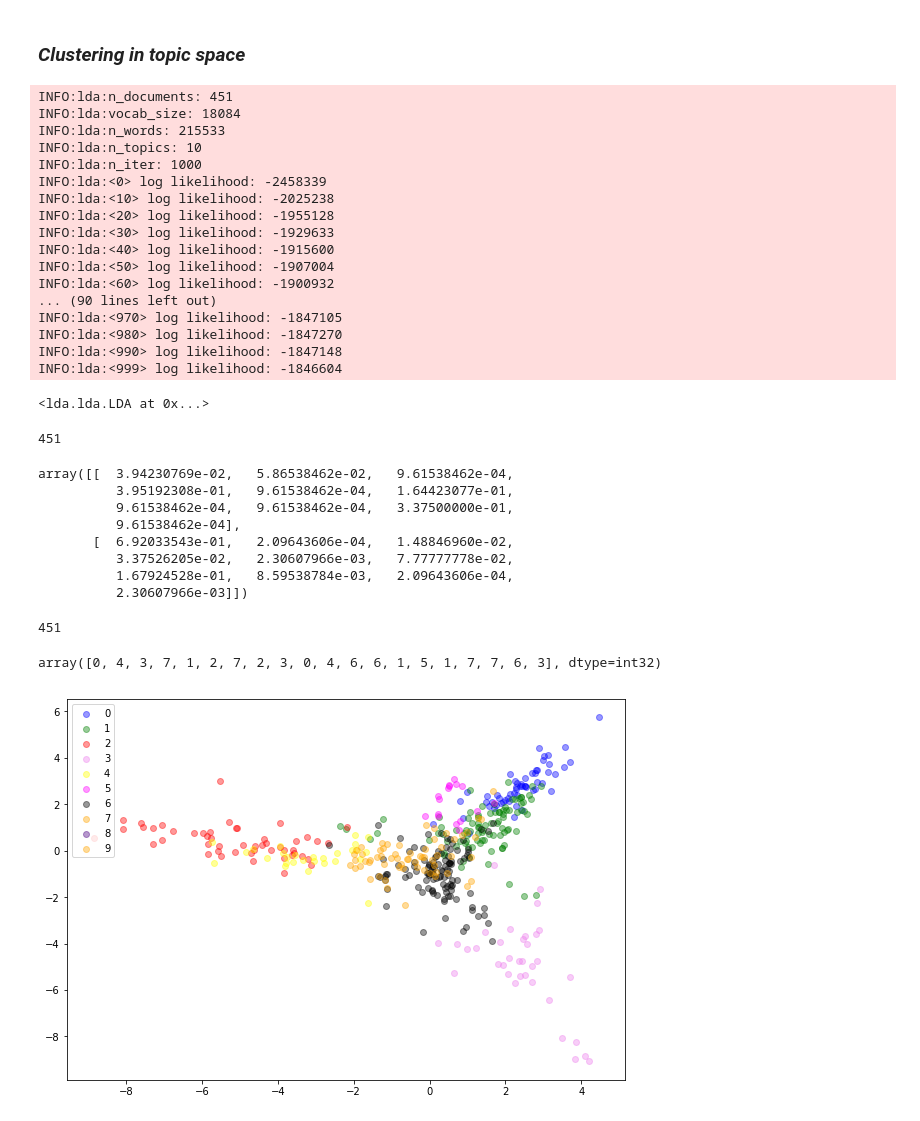
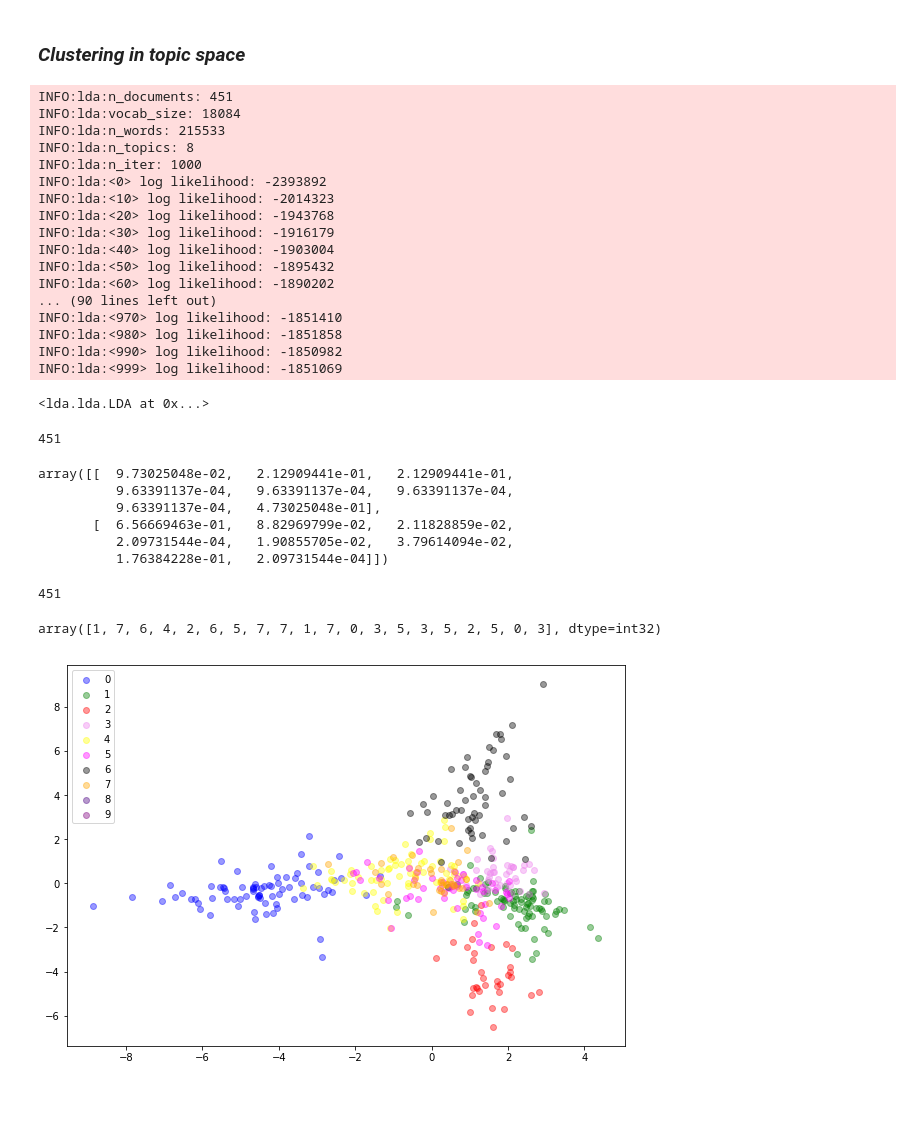
Before and after one commit to pcda17/pcda17.github.io, a Jupyter notebook: Week-11.1_Clustering.ipynb, the cells around one changed output. Saved outputs shown, nothing was run; the diff lists cells and outputs as text; code cells hidden in the pictures.

```diff
--- a/Week-11.1_Clustering.ipynb
+++ b/Week-11.1_Clustering.ipynb
@@ -39,7 +39,7 @@ random.choice(document_list) # Viewing a single document chosen at random
 from nltk.corpus import stopwords
 import string
 
-stop_words = stopwords.words('english') + ["'s", "'re", '”', '“', '’', '—'] + list(string.punctuation)
+stop_words = stopwords.words('english') + ["'s", "'re", '”', '“', '‘', '’', '—'] + list(string.punctuation)
 
 stop_words[:10]     ## Viewing first 10 stop words
 # %% [output]
@@ -258,27 +258,27 @@ plt.show()
 # %%
 import lda
 
-model = lda.LDA(n_topics=10, n_iter=1000, random_state=1)
+model = lda.LDA(n_topics=8, n_iter=1000, random_state=1)
 
 model.fit(X)
 # %% [output]
 INFO:lda:n_documents: 451
 INFO:lda:vocab_size: 18084
 INFO:lda:n_words: 215533
-INFO:lda:n_topics: 10
+INFO:lda:n_topics: 8
 INFO:lda:n_iter: 1000
-INFO:lda:<0> log likelihood: -2458339
-INFO:lda:<10> log likelihood: -2025238
-INFO:lda:<20> log likelihood: -1955128
-INFO:lda:<30> log likelihood: -1929633
-INFO:lda:<40> log likelihood: -1915600
-INFO:lda:<50> log likelihood: -1907004
-INFO:lda:<60> log likelihood: -1900932
+INFO:lda:<0> log likelihood: -2393892
+INFO:lda:<10> log likelihood: -2014323
+INFO:lda:<20> log likelihood: -1943768
+INFO:lda:<30> log likelihood: -1916179
+INFO:lda:<40> log likelihood: -1903004
+INFO:lda:<50> log likelihood: -1895432
+INFO:lda:<60> log likelihood: -1890202
 ... (90 lines left out)
-INFO:lda:<970> log likelihood: -1847105
-INFO:lda:<980> log likelihood: -1847270
-INFO:lda:<990> log likelihood: -1847148
-INFO:lda:<999> log likelihood: -1846604
+INFO:lda:<970> log likelihood: -1851410
+INFO:lda:<980> log likelihood: -1851858
+INFO:lda:<990> log likelihood: -1850982
+INFO:lda:<999> log likelihood: -1851069
 <lda.lda.LDA at 0x...>
 # %%
 topic_features = model.doc_topic_
@@ -288,30 +288,28 @@ print(len(topic_features))
 topic_features[:2]
 # %% [output]
 451
-array([[  3.94230769e-02,   5.86538462e-02,   9.61538462e-04,
-          3.95192308e-01,   9.61538462e-04,   1.64423077e-01,
-          9.61538462e-04,   9.61538462e-04,   3.37500000e-01,
-          9.61538462e-04],
-       [  6.92033543e-01,   2.09643606e-04,   1.48846960e-02,
-          3.37526205e-02,   2.30607966e-03,   7.77777778e-02,
-          1.67924528e-01,   8.59538784e-03,   2.09643606e-04,
-          2.30607966e-03]])
+array([[  9.73025048e-02,   2.12909441e-01,   2.12909441e-01,
+          9.63391137e-04,   9.63391137e-04,   9.63391137e-04,
+          9.63391137e-04,   4.73025048e-01],
+       [  6.56669463e-01,   8.82969799e-02,   2.11828859e-02,
+          2.09731544e-04,   1.90855705e-02,   3.79614094e-02,
+          1.76384228e-01,   2.09731544e-04]])
 # %%
 ## Clustering documents using topic vectors (instead of vocabulary vectors, which we used above)
 
 from sklearn.cluster import KMeans
 
-kmeans_topic_classifier = KMeans(n_clusters=10, init='k-means++', n_init=10, max_iter=500, algorithm='auto')
+kmeans_topic_classifier = KMeans(n_clusters=8, init='k-means++', n_init=15, max_iter=1000, algorithm='auto')
                                          ## ^ docuements to be grouped in 8 clusters
 
-topic_cluster_classes = kmeans_classifier.fit_predict(topic_features)
+topic_cluster_classes = kmeans_topic_classifier.fit_predict(topic_features)
 
 print(len(topic_cluster_classes))
 
 topic_cluster_classes[:20]               ## Viewing first 20 cluster assignments
 # %% [output]
 451
-array([0, 4, 3, 7, 1, 2, 7, 2, 3, 0, 4, 6, 6, 1, 5, 1, 7, 7, 6, 3], dtype=int32)
+array([1, 7, 6, 4, 2, 6, 5, 7, 7, 1, 7, 0, 3, 5, 3, 5, 2, 5, 0, 3], dtype=int32)
 # %%
 ## Write each document to a new text file, with each cluster of documents in its own directory
 
@@ -336,32 +334,32 @@ for i in range(len(documents_filtered)):
 
 from sklearn.discriminant_analysis import LinearDiscriminantAnalysis as LDA
 import pandas as pd
 import matplotlib.pyplot as plt
 %matplotlib inline
 
 plt.rcParams['figure.figsize'] = (10, 7)  # Setting default plot size
 
 lda = LDA(n_components=2) #2-dimensional LDA
 
 y = topic_cluster_classes
 
 lda_transformed = pd.DataFrame(lda.fit_transform(topic_features, y))
 
 lda_transformed['y'] = y
 
 plt.scatter(lda_transformed[lda_transformed['y']==0][0], lda_transformed[lda_transformed['y']==0][1], label='0', c='blue', alpha=0.4)
 plt.scatter(lda_transformed[lda_transformed['y']==1][0], lda_transformed[lda_transformed['y']==1][1], label='1', c='green', alpha=0.4)
 plt.scatter(lda_transformed[lda_transformed['y']==2][0], lda_transformed[lda_transformed['y']==2][1], label='2', c='red', alpha=0.4)
 plt.scatter(lda_transformed[lda_transformed['y']==3][0], lda_transformed[lda_transformed['y']==3][1], label='3', c='violet', alpha=0.4)
 plt.scatter(lda_transformed[lda_transformed['y']==4][0], lda_transformed[lda_transformed['y']==4][1], label='4', c='yellow', alpha=0.4)
 plt.scatter(lda_transformed[lda_transformed['y']==5][0], lda_transformed[lda_transformed['y']==5][1], label='5', c='magenta', alpha=0.4)
 plt.scatter(lda_transformed[lda_transformed['y']==6][0], lda_transformed[lda_transformed['y']==6][1], label='6', c='black', alpha=0.4)
 plt.scatter(lda_transformed[lda_transformed['y']==7][0], lda_transformed[lda_transformed['y']==7][1], label='7', c='orange', alpha=0.4)
 plt.scatter(lda_transformed[lda_transformed['y']==8][0], lda_transformed[lda_transformed['y']==8][1], label='8', c='indigo', alpha=0.4)
-plt.scatter(lda_transformed[lda_transformed['y']==9][0], lda_transformed[lda_transformed['y']==9][1], label='9', c='orange', alpha=0.4)
+plt.scatter(lda_transformed[lda_transformed['y']==9][0], lda_transformed[lda_transformed['y']==9][1], label='9', c='purple', alpha=0.4)
 
 plt.legend(loc=2)
 
 plt.show()
 # %% [output]
-[figure, old version]
+[figure, new version]
```
Also changed, not shown: parts of 7 cells of this notebook.
